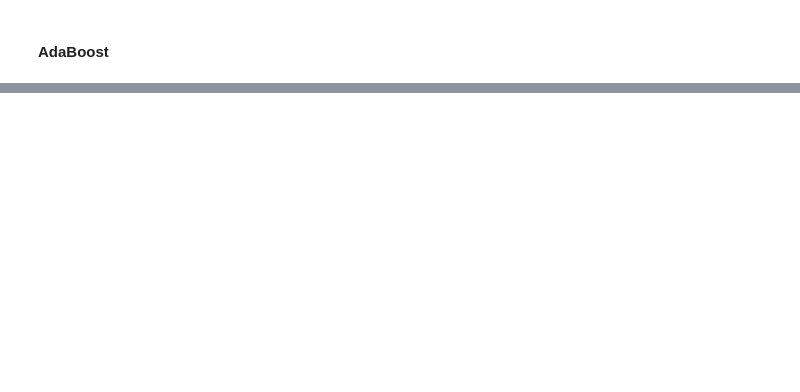
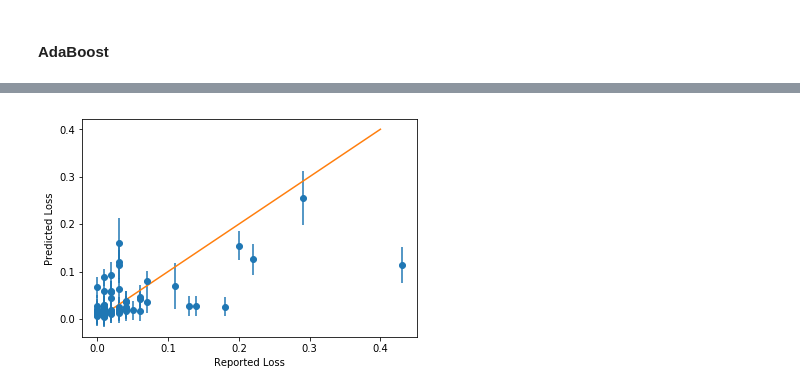
Before and after one commit to ugysteel/Mongolian-Data-Stories, a Jupyter notebook: Livestock Risk Index/MDVI.ipynb, the cells around one changed output, grey strips where cells are left out. Cells and saved outputs as stored; diff of their text form; code cells hidden in the pictures; blank space fills up the shorter version.

```diff
--- a/Livestock Risk Index/MDVI.ipynb
+++ b/Livestock Risk Index/MDVI.ipynb
@@ -551,0 +575,12 @@ plt.show()
+# %%
+import forestci as fci
+# Calculate the variance:
+rf_pred_unbiased = fci.random_forest_error(rf, X_train, X_test)
+# %%
+plt.errorbar(y_test, rf_pred, yerr=np.sqrt(rf_pred_unbiased), fmt='o')
+plt.plot(np.linspace(0, .4, 1000),np.linspace(0, .4, 1000))
+plt.xlabel('Reported Loss')
+plt.ylabel('Predicted Loss')
+plt.show()
+# %% [output]
+[figure, added]
```
Also changed, not shown: parts of 43 cells of this notebook, 1 other file.
